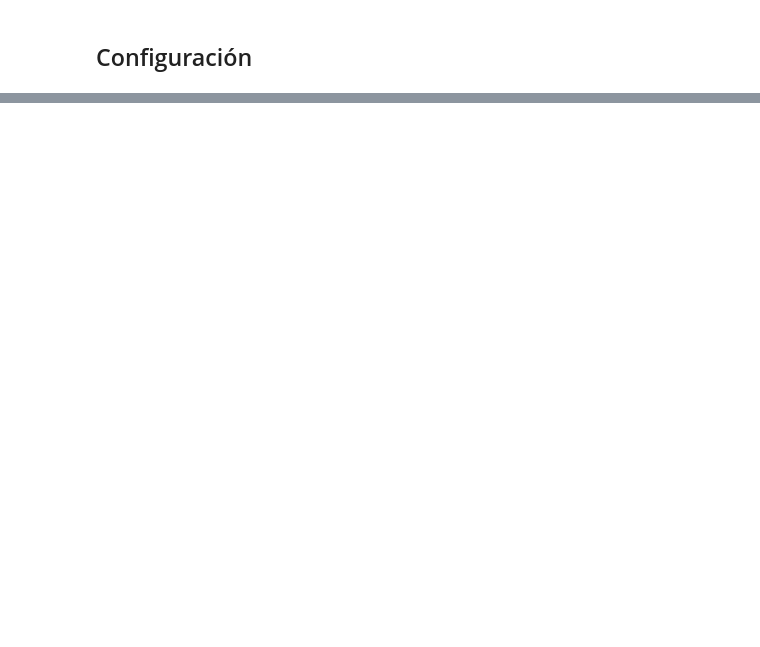
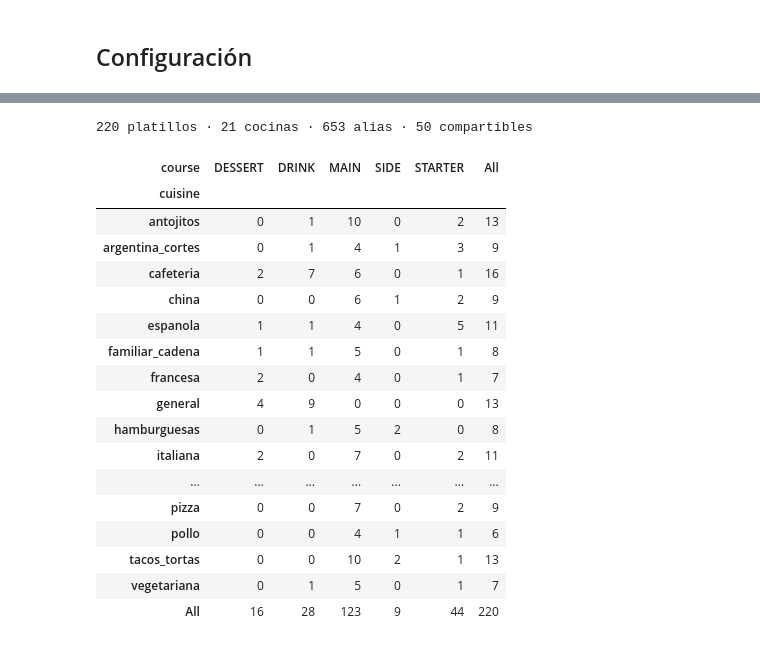
Before and after one commit to Nataliaa05/puzzle-recomendador, a Jupyter notebook: notebooks/02_biblioteca_platillos_y_menus.ipynb, the cells around one changed output, grey strips where cells are left out. Drawn from its saved outputs; the diff is of its cells as text; code cells hidden in the pictures; blank space fills up the shorter version.

```diff
--- a/notebooks/02_biblioteca_platillos_y_menus.ipynb
+++ b/notebooks/02_biblioteca_platillos_y_menus.ipynb
@@ -37,0 +15,17 @@ _Hallazgos y decisiones que pasan al siguiente notebook._
+# %%
+import numpy as np
+import pandas as pd
+
+from puzzle_recsys.catalog.cuisine_imputation import CuisineRules, extract_brand
+from puzzle_recsys.catalog.library import load_library
+from puzzle_recsys.config import CONFIG_DIR, load_paths, load_simulation
+from puzzle_recsys.repository.parquet_repo import run_id_for, start_run
+from puzzle_recsys.simulation.distributions import make_rng
+from puzzle_recsys.simulation.menus import build_menus, evolve_menus
+from puzzle_recsys.sources.inegi import read_ageb_indicators
+
+paths, sim = load_paths(), load_simulation()
+rng = make_rng(sim.seed, "menus")  # flujo aleatorio propio de esta etapa
+library_file = paths.external / "canonical_dishes.yaml"
+restaurants = pd.read_parquet(paths.interim / "world" / "restaurants.parquet")
+print(f"Restaurantes: {len(restaurants):,} · meses: {sim.scale.months}")
@@ -37,0 +38,29 @@ _Hallazgos y decisiones que pasan al siguiente notebook._
+# %%
+library = load_library(library_file)
+frames = library.to_frames()
+dishes = frames["canonical_dishes"]
+print(
+    f"{len(dishes)} platillos · {dishes['cuisine'].nunique()} cocinas · "
+    f"{len(frames['canonical_dish_aliases'])} alias · {dishes['is_shareable'].sum()} compartibles"
+)
+pd.crosstab(dishes["cuisine"], dishes["course"], margins=True)
+# %% [output]
+220 platillos · 21 cocinas · 653 alias · 50 compartibles
+| course | DESSERT | DRINK | MAIN | SIDE | STARTER | All |
+| cuisine |  |  |  |  |  |  |
+| antojitos | 0 | 1 | 10 | 0 | 2 | 13 |
+| argentina_cortes | 0 | 1 | 4 | 1 | 3 | 9 |
+| cafeteria | 2 | 7 | 6 | 0 | 1 | 16 |
+| china | 0 | 0 | 6 | 1 | 2 | 9 |
+| espanola | 1 | 1 | 4 | 0 | 5 | 11 |
+| familiar_cadena | 1 | 1 | 5 | 0 | 1 | 8 |
+| francesa | 2 | 0 | 4 | 0 | 1 | 7 |
+| general | 4 | 9 | 0 | 0 | 0 | 13 |
+| hamburguesas | 0 | 1 | 5 | 2 | 0 | 8 |
+| italiana | 2 | 0 | 7 | 0 | 2 | 11 |
+| ... | ... | ... | ... | ... | ... | ... |
+| pizza | 0 | 0 | 7 | 0 | 2 | 9 |
+| pollo | 0 | 0 | 4 | 1 | 1 | 6 |
+| tacos_tortas | 0 | 0 | 10 | 2 | 1 | 13 |
+| vegetariana | 0 | 1 | 5 | 0 | 1 | 7 |
+| All | 16 | 28 | 123 | 9 | 44 | 220 |
```
Also changed, not shown: parts of 28 cells of this notebook, 25 other files.
